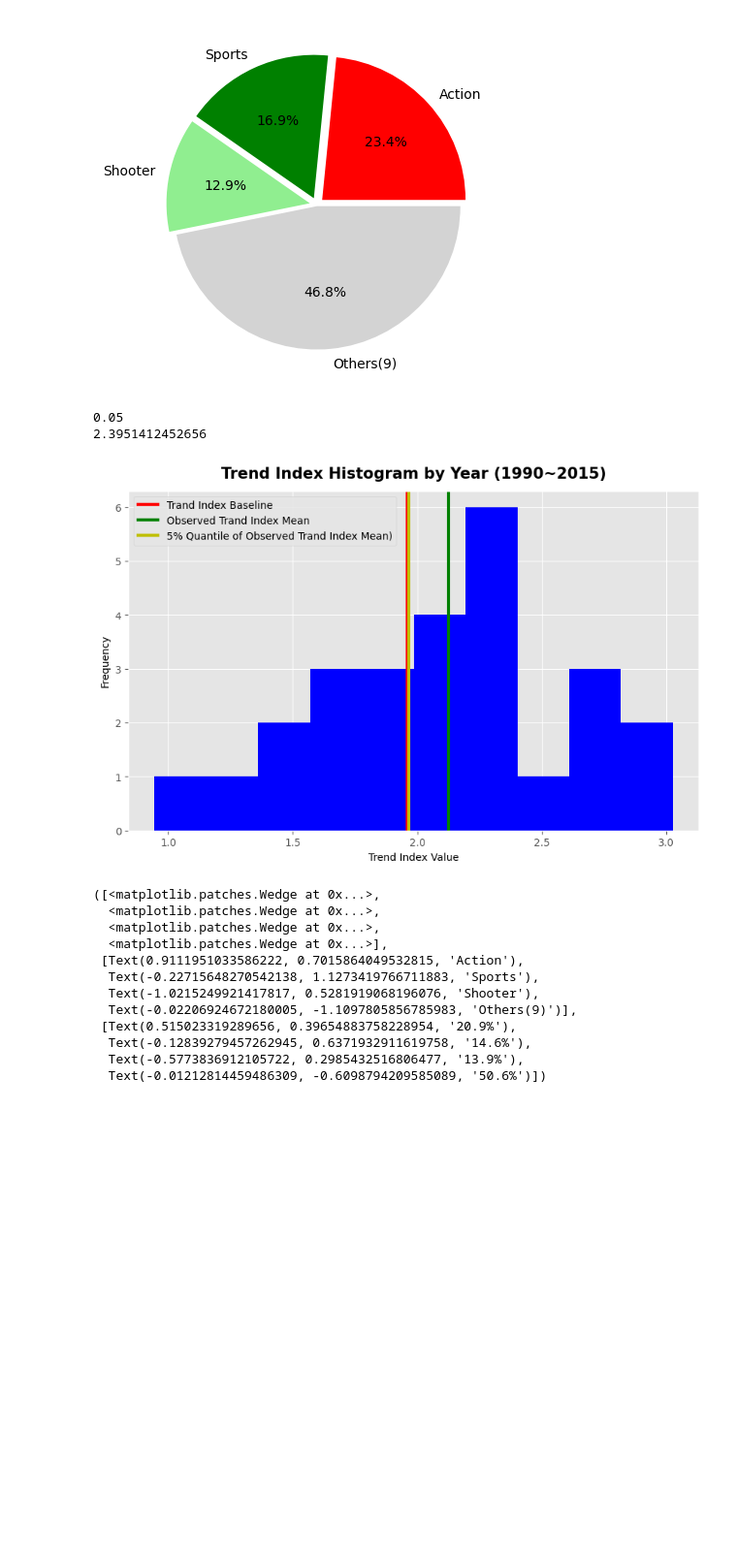
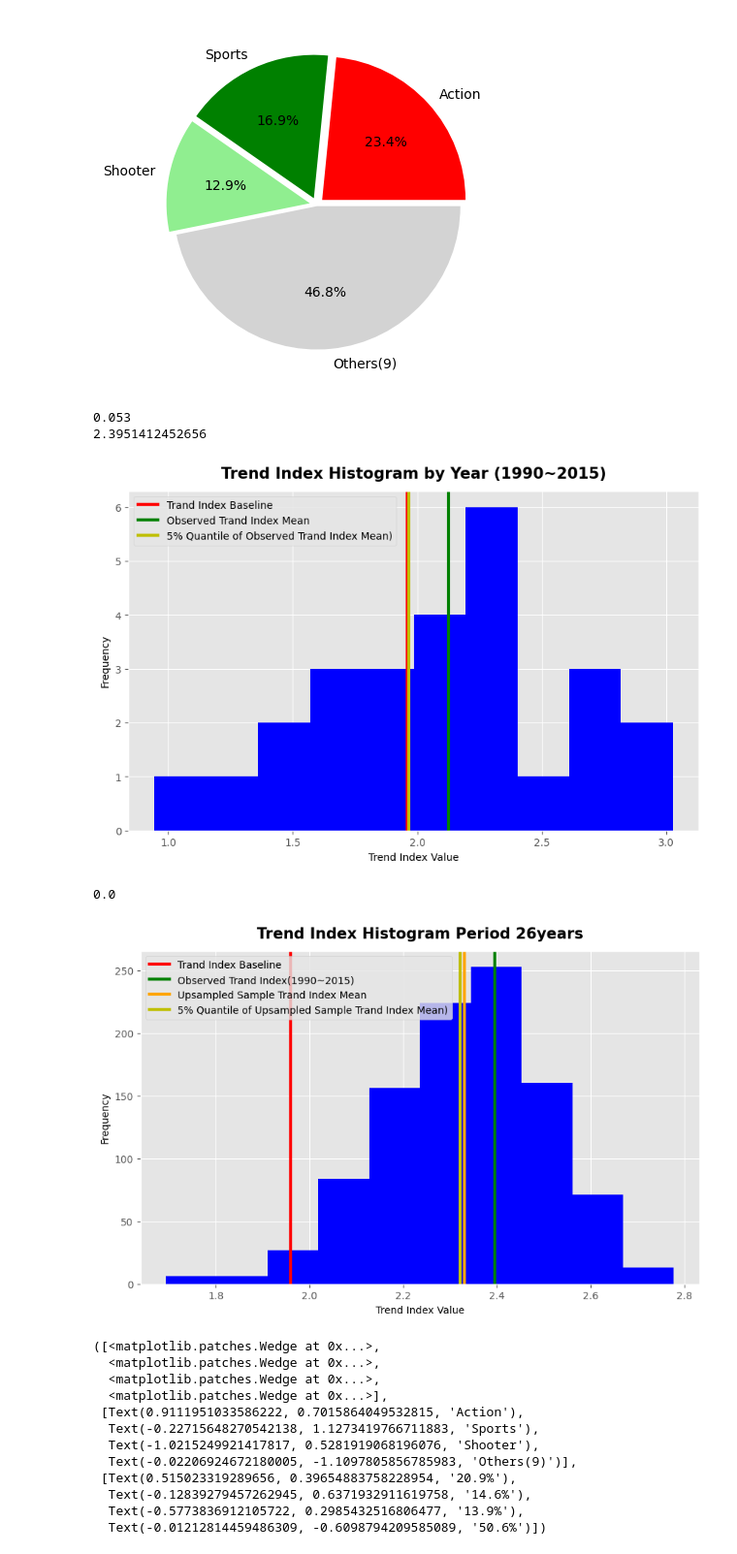
Before and after one commit to Gavintain/first, a Jupyter notebook: project1.ipynb, the cells around one changed output. Shown: that part at 97% size. Cells and saved outputs as stored; diff of their text form; code cells hidden in the pictures; blank space fills up the shorter version.

```diff
--- a/project1.ipynb
+++ b/project1.ipynb
@@ -245,17 +245,51 @@ plt.axvline((sum(t_obs)/len(t_obs)),label='Observed Trand Index Mean',color = 'g
 plt.axvline((sum(t_obs)/len(t_obs)-1.645*np.std(t_obs)/math.sqrt(len(t_obs))), label='5% Quantile of Observed Trand Index Mean)',color = 'y',linewidth = 3)
 plt.legend(fontsize = 10)
 plt.title('Trend Index Histogram by Year (1990~2015)',fontsize = 15, fontweight = 'bold',y=1.02)
-print(round(t.pvalue,2))
-# pvalue가 정확히 유의수준 0.05 이므로 귀무가설을 기각한다. 즉 연도별 트렌드 지수가 1.96보다 크다.
-# 따라서 연도별 게임의 트렌드가 존재한다.
+print(round(t.pvalue,3))
+# pvalue가 정확히 유의수준 0.053 이므로 귀무가설을 기각할 수 없다. 즉 연도별 트렌드 지수 평균이 1.96보다 작거나 같다.
+# 따라서 연도별 게임의 트렌드가 존재하지 않는다.
 # 전체 게임 트렌드 지수:
 ndata = df['Genre'].value_counts(normalize = True)
 nTI = (ndata[0]-ndata.mean())/ndata.std()
 print(nTI)
 # %% [output]
-0.05
+0.053
 2.3951412452656
 [figure]
+# %%
+## 26년간 트렌드 지수 데이터 업샘플링
+data = df.groupby('Year')['Genre'].value_counts()
+t_ups = []
+ilst = df['Year'].value_counts().index.values
+period = 26
+sample_size = 1000
+np.random.seed(42)
+for i in range(sample_size):
+    new_ilst = np.random.choice(ilst,period)
+    tmp = pd.Series(index = df['Genre'].value_counts().index,data = [0]*12)
+    for j in new_ilst:
+        tmp = tmp + data.fillna(value=0)[j]
+        tmp = tmp.fillna(value=0)
+    x = (tmp/tmp.sum())[0]
+    m = (tmp/tmp.sum()).mean()
+    s = (tmp/tmp.sum()).std()
+    t_ups.append(trand_index(x,m,s))
+nn = 1.96
+t = sc.ttest_1samp(a=t_ups,popmean=nn,alternative = 'greater')
+plt.figure(figsize = (10,6))
+plt.hist(t_ups,color = 'b',bins = 10)
+plt.xlabel('Trend Index Value')
+plt.ylabel('Frequency')
+plt.axvline(nn,label='Trand Index Baseline',color = 'r',linewidth = 3)
+plt.axvline((nTI),label='Observed Trand Index(1990~2015)',color = 'g',linewidth = 3)
+plt.axvline(sum(t_ups)/len(t_ups),label='Upsampled Sample Trand Index Mean',color = 'orange',linewidth = 3)
+plt.axvline((sum(t_ups)/len(t_ups)-1.645*np.std(t_ups)/math.sqrt(len(t_ups))), label='5% Quantile of Upsampled Sample Trand Index Mean)',color = 'y',linewidth = 3)
+plt.legend(fontsize = 10)
+plt.title('Trend Index Histogram Period 26years',fontsize = 15, fontweight = 'bold',y=1.02)
+print(round(t.pvalue,3))
+# %% [output]
+0.0
+[figure, added]
 # %%
 #### 인기가 많은 게임에 대한 분석
 ## 수요 = 게임의 인기 * 인구
```
Also changed, not shown: 1 other file.
